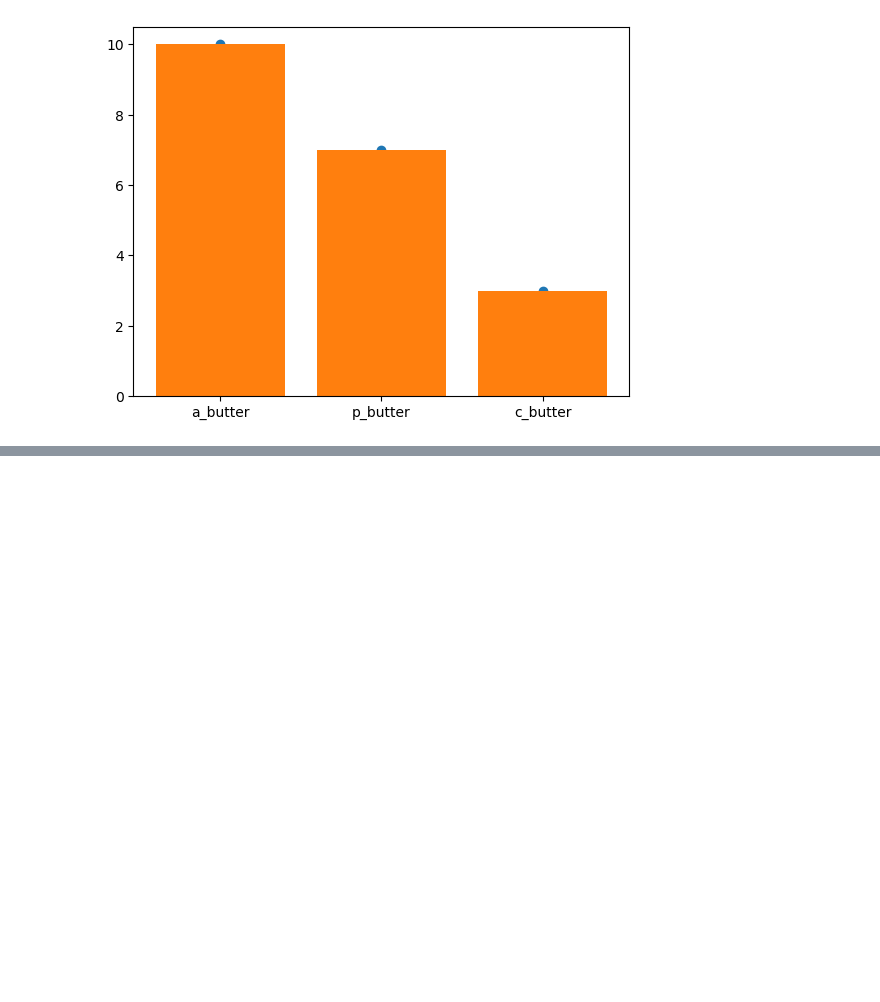
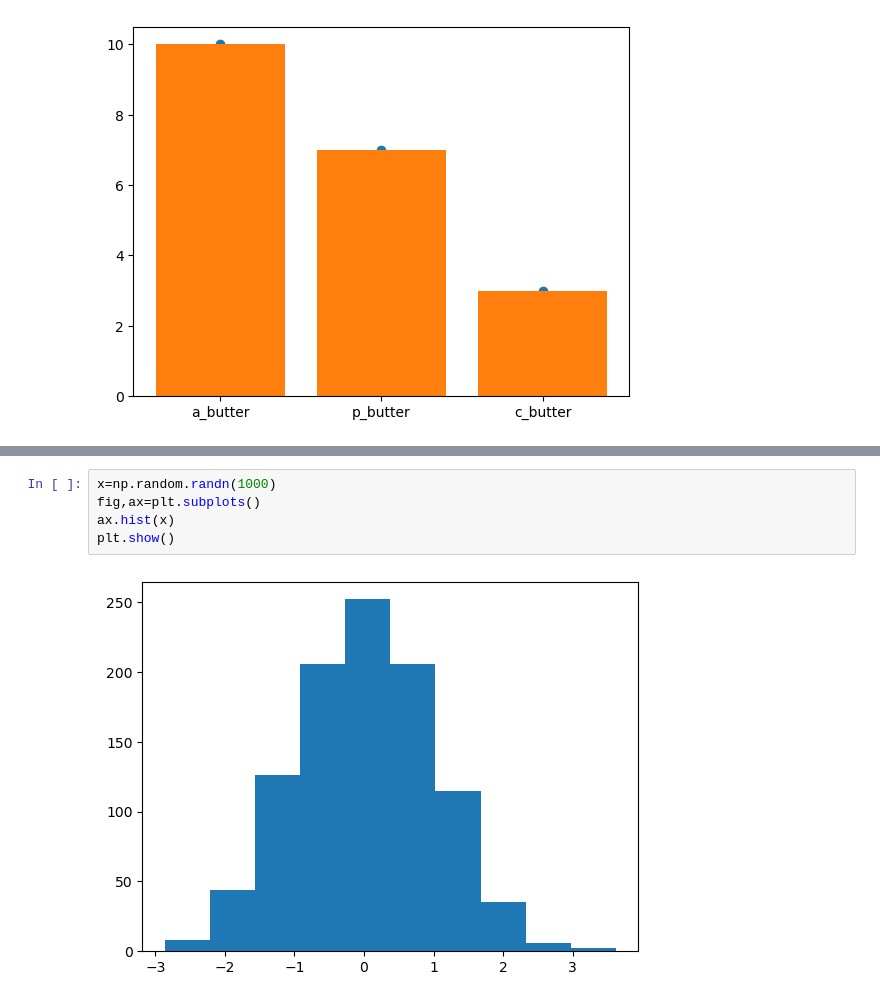
Before and after one commit to bhagya777/NumpyPandas, a Jupyter notebook: Matplotlib.ipynb, the cells around one changed output, grey strips where cells are left out. Saved outputs shown, nothing was run; the diff lists cells and outputs as text; blank space fills up the shorter version.

```diff
--- a/Matplotlib.ipynb
+++ b/Matplotlib.ipynb
@@ -158,0 +167,7 @@ plt.show()
+# %%
+x=np.random.randn(1000)
+fig,ax=plt.subplots()
+ax.hist(x)
+plt.show()
+# %% [output]
+[figure, added]
```
Also changed, not shown: parts of 12 cells of this notebook.
